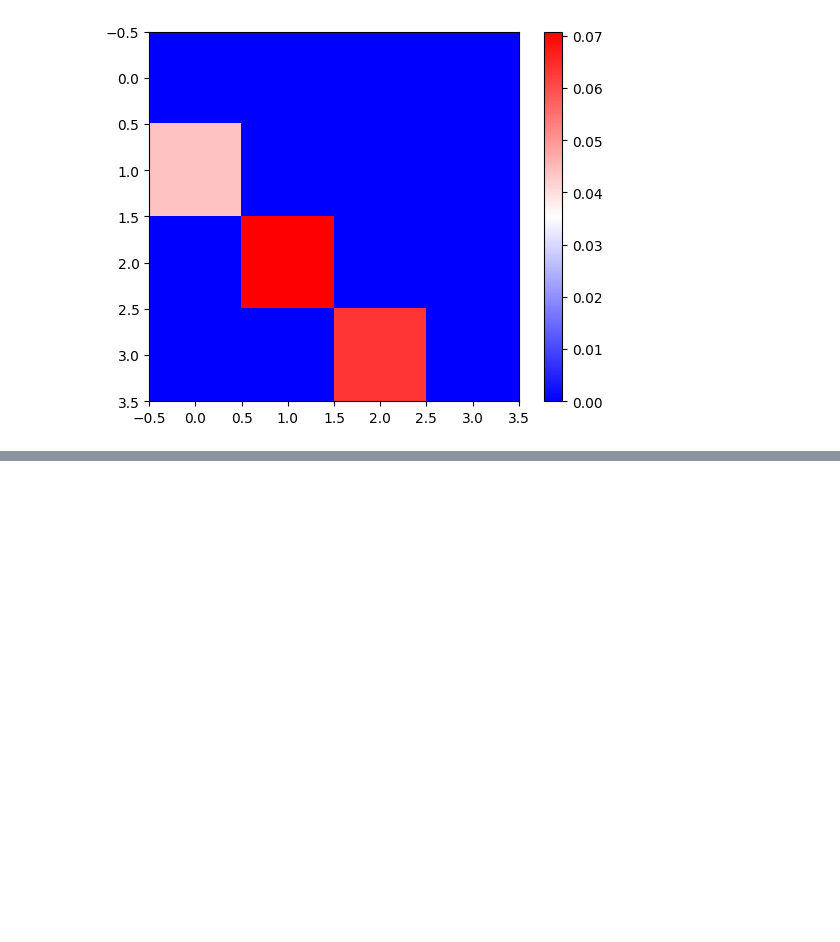
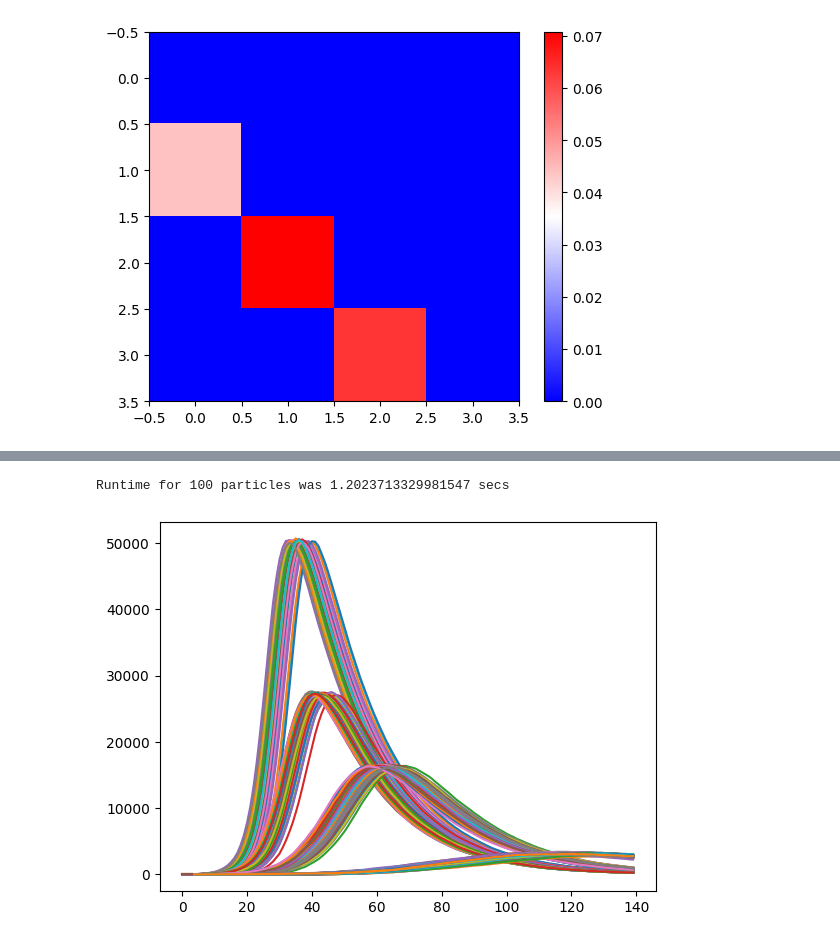
Before and after one commit to Averydx/PMCMC, a Jupyter notebook: notebooks/optimizing_movement_model.ipynb, the cells around one changed output, grey strips where cells are left out. Drawn from its saved outputs; the diff is of its cells as text; code cells hidden in the pictures; blank space fills up the shorter version.

```diff
--- a/notebooks/optimizing_movement_model.ipynb
+++ b/notebooks/optimizing_movement_model.ipynb
@@ -283,0 +289,49 @@ Text(0.5, 1.0, 'Infected compartments for all locations')
+# %%
+'''Modifying the code to support a particle distribution'''
+from time import perf_counter
+
+data = results[:,:,1].T
+num_particles = 100
+
+particles = np.zeros((num_particles,12,140)) #First 4 S, second 4 I, third 4 R
+particle_observations = np.zeros((num_particles,4,140))
+
+pop_test = np.array([80_000,50_000,40_000,20_000])
+
+particles[:,0:4,0] = pop_test
+particles[:,4:8,0] = rng.integers(5,10,size = (num_particles,4))
+particles[:,0:4,0] -= particles[:,4:8,0]
+
+mov_test = gen_movement(pop_test,min=0.03, max=0.08, Mov=1, Chain=1)
+theta_test = np.array([0.4,0.3,0.2,0.1,0.05])
+
+#def movement_model(particles,observations,t,dt,theta,rng,num_particles):
+
+def movement_model(particles,observations,t,dt,theta,rng,num_particles):
+    pop_test = np.array([80_000,50_000,40_000,20_000])
+    mov_test = gen_movement(pop_test,min=0.03, max=0.08, Mov=1, Chain=1)
+
+    for index,particle in enumerate(particles[:,:,t]):
+        particles[index,:,t] = ((SIR_tau_leap(population=pop_test, movement=mov_test, rng = rng, initial_cond=particle.reshape((3,len(pop_test))).T, theta = theta)[:,:,-1]).T).reshape(-1)
+        observations[index,0:len(pop_test),t] = particles[index,len(pop_test):8,t]
+
+    return particles,observations
+
+time = perf_counter()
+
+for t in range(1,140):
+    particles[:,:,t] = particles[:,:,t-1]
+    particles, particle_observations = movement_model(particles = particles,observations=particle_observations,t = t, dt = 1, rng = rng, num_particles=num_particles, theta = theta_test)
+
+print(f"Runtime for {num_particles} particles was {perf_counter() - time} secs")
+# %% [output]
+Runtime for 100 particles was 1.2023713329981547 secs
+# %%
+for loc in range(n):
+    plt.plot(particles[:,4+loc,:].T,'-',colors)
+    #plot infected compartments for all locations together in one plot
+    #add legend to the plot
+    #add title to the plot
+plt.show()
+# %% [output]
+[figure, added]
```
Also changed, not shown: parts of 4 cells of this notebook, 3 other files.
